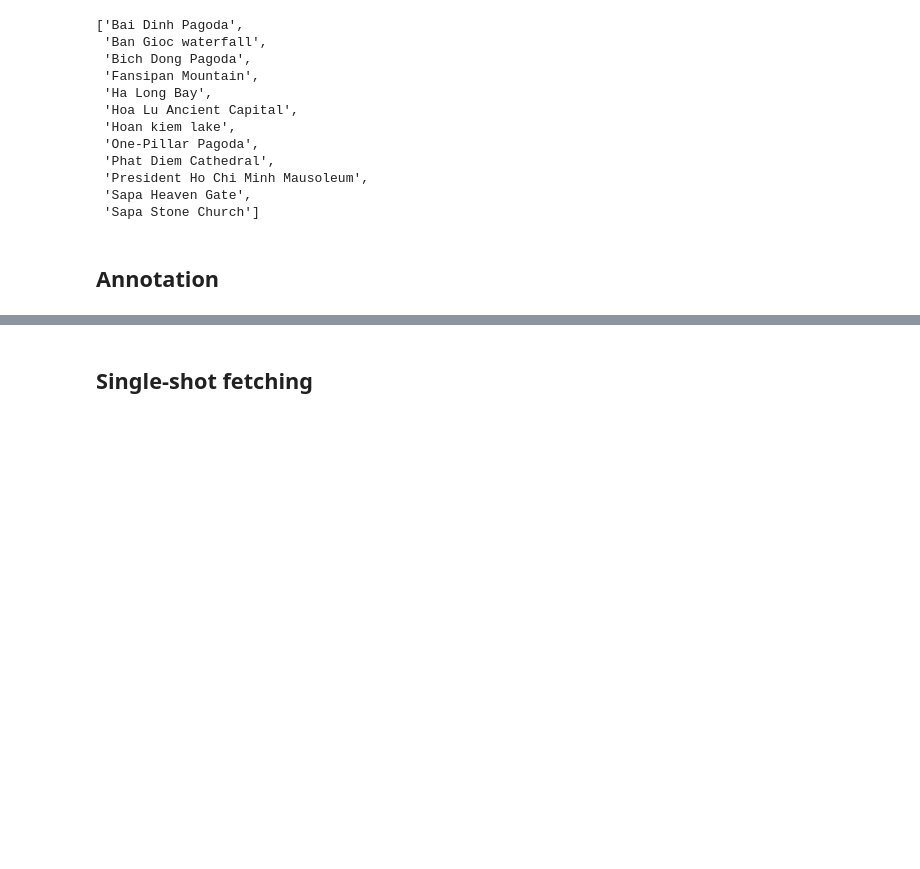
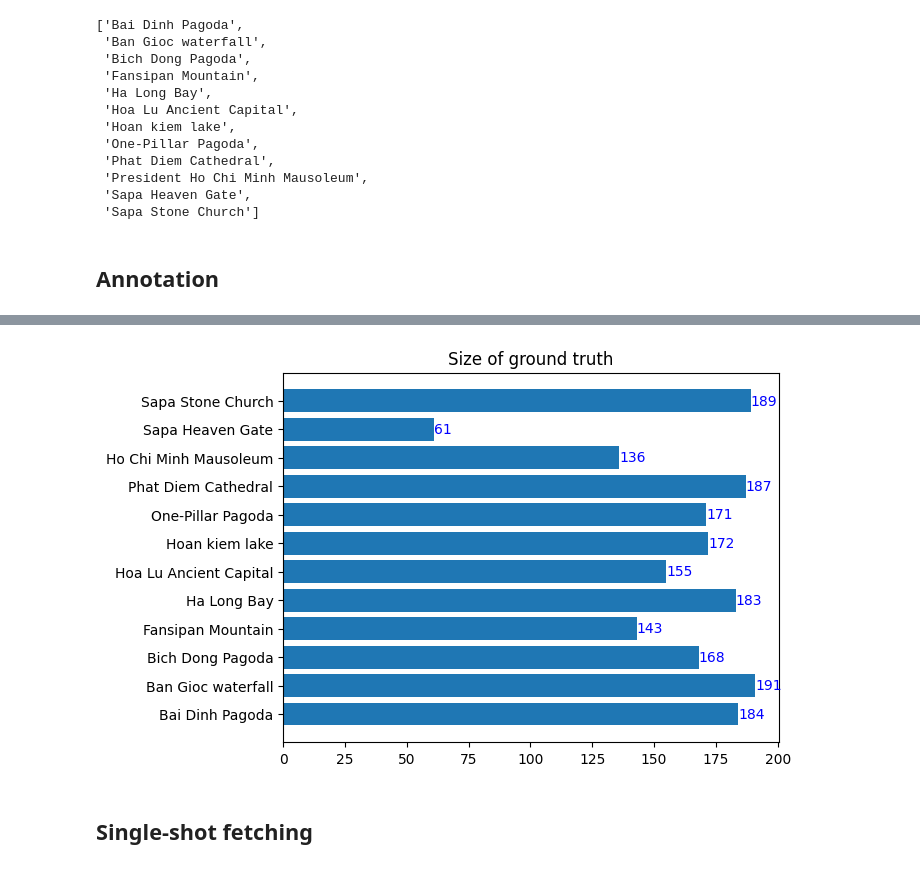
Before and after one commit to ngohiep-noob/Google-image-crawler, a Jupyter notebook: google_image_crawling.ipynb, the cells around one changed output, grey strips where cells are left out. Cells and saved outputs as stored; diff of their text form; code cells hidden in the pictures; blank space fills up the shorter version.

```diff
--- a/google_image_crawling.ipynb
+++ b/google_image_crawling.ipynb
@@ -454,2 +460,16 @@ for key in landmarks:
             imlist[key].append(filename)
+# %%
+ground_truth = dict()
+
+for key in landmarks:
+    ground_truth[key] = []
+    for filename in os.listdir(os.path.join(data_path, key)):
+        file_idx = int(filename.split(".")[0])
+        # select only jpg files in ground truth set
+        if (
+            filename.endswith(".jpg")
+            and file_idx not in not_ground_truth[key]
+            and file_idx not in query[key]
+        ):
+            ground_truth[key].append(filename)
 # %%
@@ -477,3 +495,15 @@ plt.show()
+# %%
+lengths = [len(value) for value in ground_truth.values()]
+
+plt.barh(keys, lengths)
+plt.title("Size of ground truth")
+
+for i, v in enumerate(lengths):
+    plt.text(v, i, str(v), color="blue", va="center")
+
+plt.show()
+# %% [output]
+[figure, added]
 # %% [markdown]
 ## Single-shot fetching
 # %%
```
Also changed, not shown: parts of 7 cells of this notebook, 18 other files.
